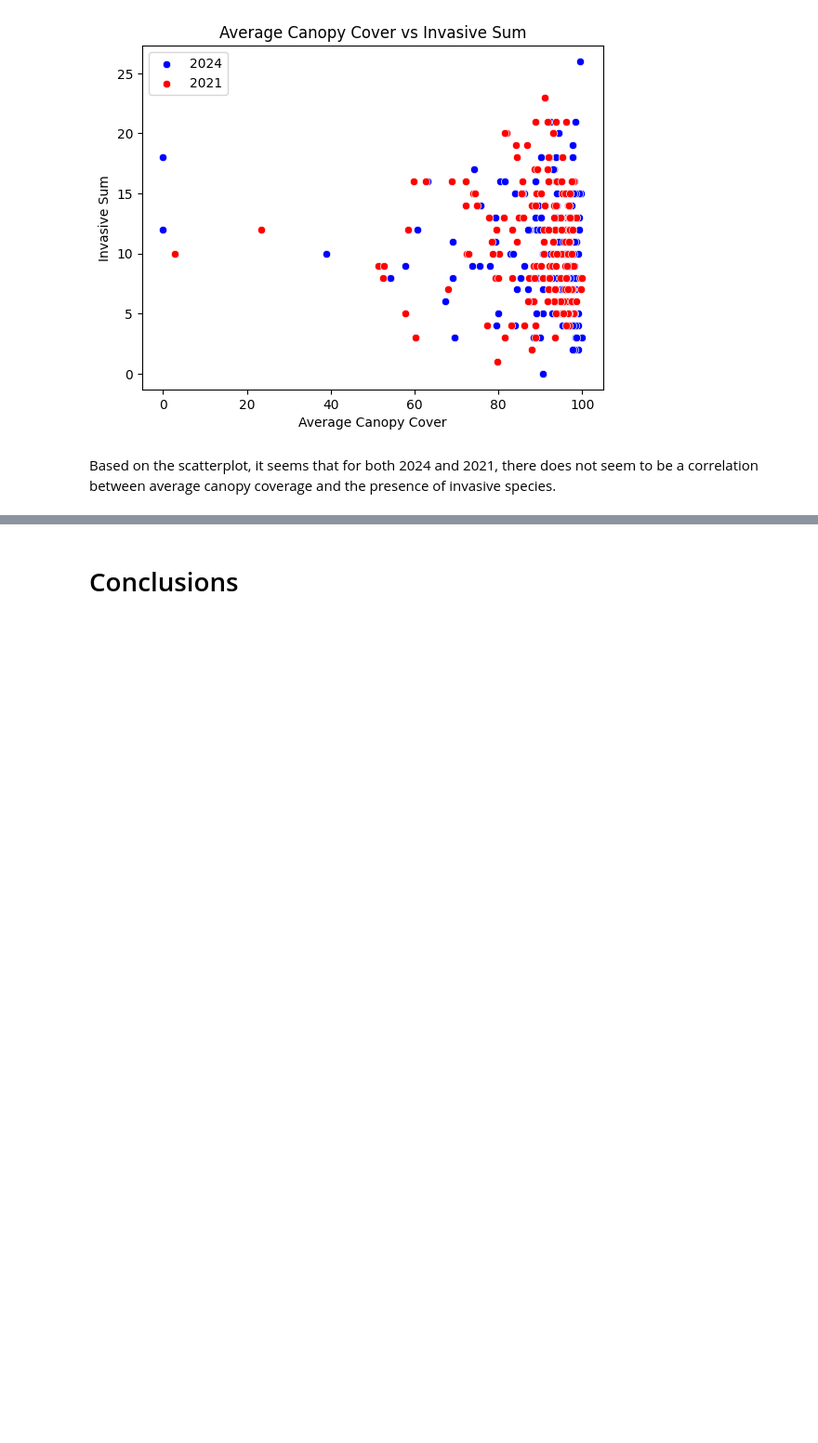
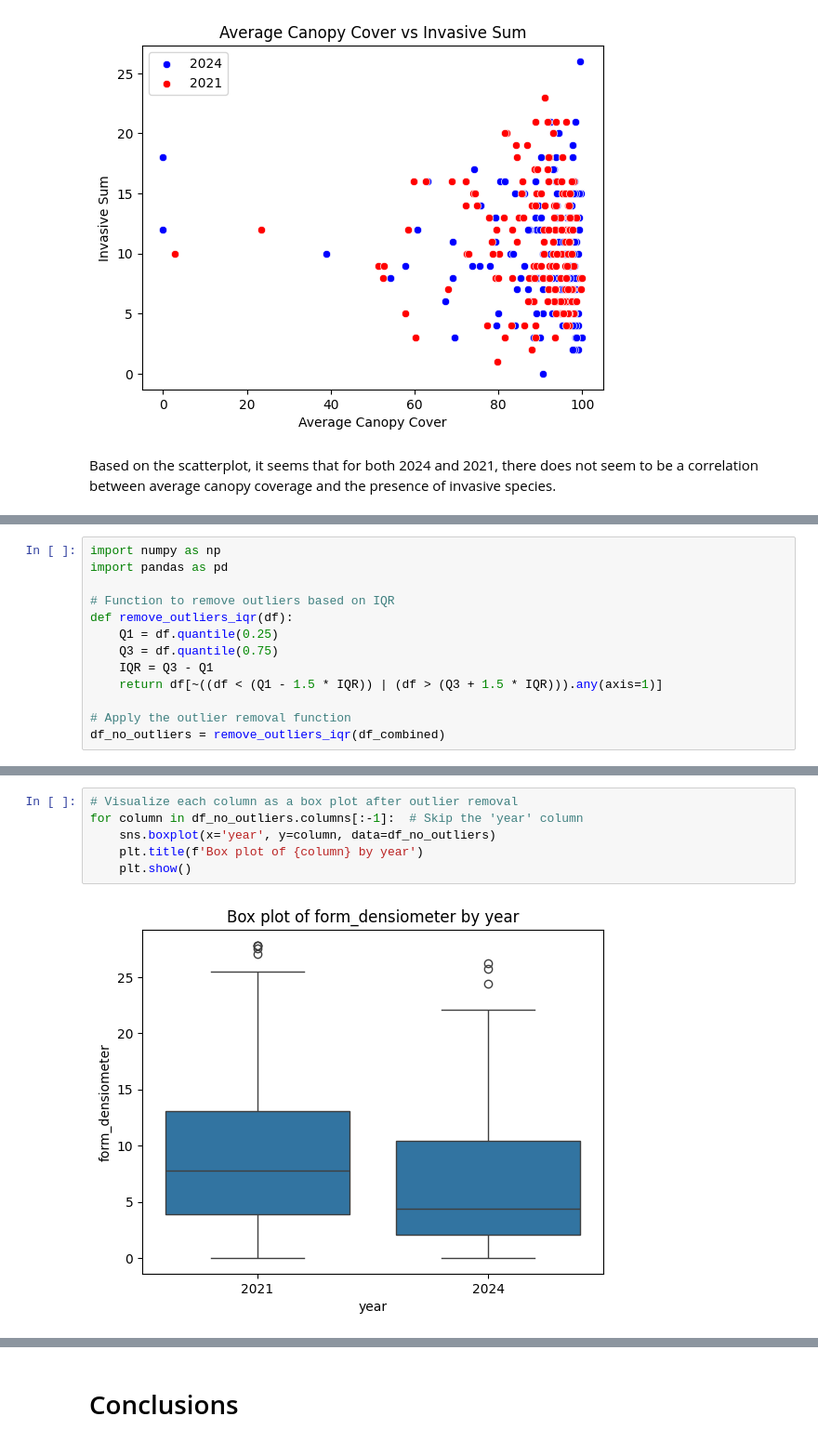
Before and after one commit to Graviton12/CS-430-Group-Project, a Jupyter notebook: Cherokee_Park_2024_and_2021_EDA.ipynb, the cells around one changed output, grey strips where cells are left out. Shown at 93% size. Drawn from its saved outputs; the diff is of its cells as text; blank space fills up the shorter version.

```diff
--- a/Cherokee_Park_2024_and_2021_EDA.ipynb
+++ b/Cherokee_Park_2024_and_2021_EDA.ipynb
@@ -697,0 +800,13 @@ Based on the scatterplot, it seems that for both 2024 and 2021, there does not s
+# %%
+import numpy as np
+import pandas as pd
+
+# Function to remove outliers based on IQR
+def remove_outliers_iqr(df):
+    Q1 = df.quantile(0.25)
+    Q3 = df.quantile(0.75)
+    IQR = Q3 - Q1
+    return df[~((df < (Q1 - 1.5 * IQR)) | (df > (Q3 + 1.5 * IQR))).any(axis=1)]
+
+# Apply the outlier removal function
+df_no_outliers = remove_outliers_iqr(df_combined)
@@ -697,0 +825,8 @@ Based on the scatterplot, it seems that for both 2024 and 2021, there does not s
+# %%
+# Visualize each column as a box plot after outlier removal
+for column in df_no_outliers.columns[:-1]:  # Skip the 'year' column
+    sns.boxplot(x='year', y=column, data=df_no_outliers)
+    plt.title(f'Box plot of {column} by year')
+    plt.show()
+# %% [output]
+[figure, added]
```
Also changed, not shown: parts of 16 cells of this notebook.
